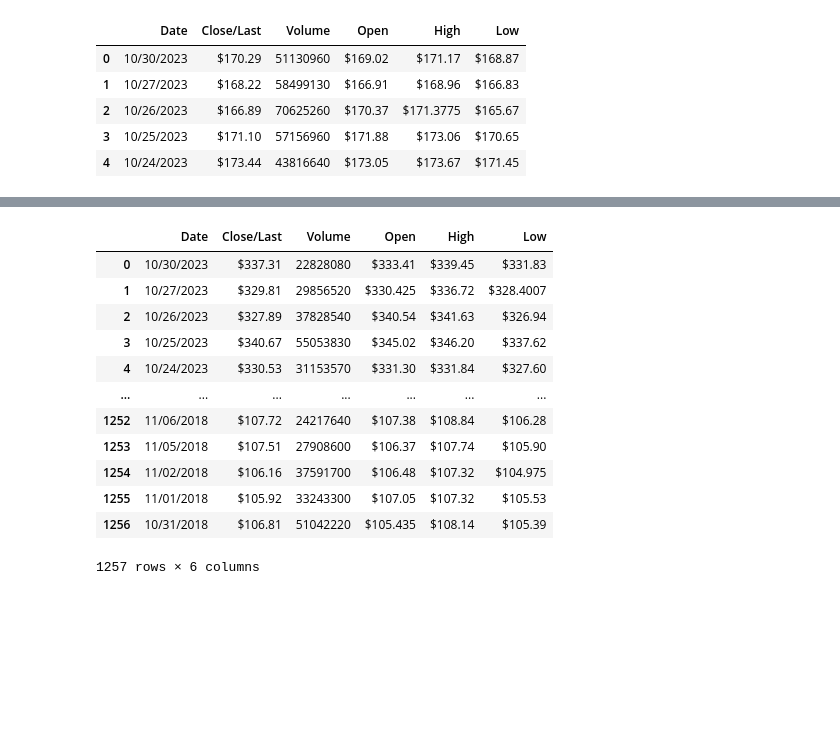
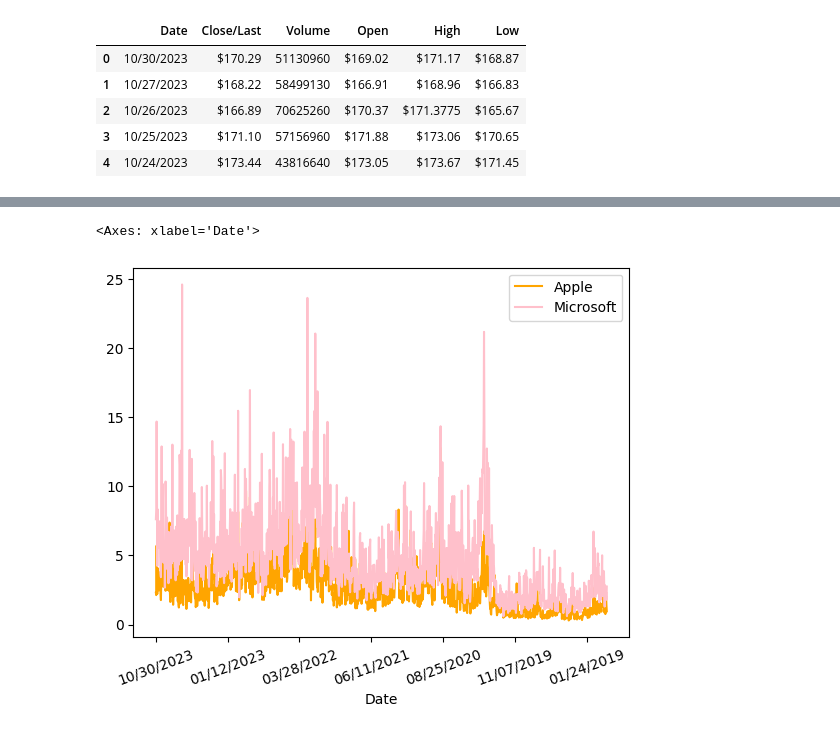
Before and after one commit to guillaume-set/pe-hackathon, a Jupyter notebook: Mila.ipynb, the cells around one changed output, grey strips where cells are left out. Drawn from its saved outputs; the diff is of its cells as text; code cells hidden in the pictures; blank space fills up the shorter version.

```diff
--- a/Mila.ipynb
+++ b/Mila.ipynb
@@ -99,16 +139,6 @@ df[['high new', 'Low new']].plot(rot=45)
-# %%
-pd.read_csv('microsoft_5y.csv')
-# %% [output]
-|  | Date | Close/Last | Volume | Open | High | Low |
-| 0 | 10/30/2023 | $337.31 | 22828080 | $333.41 | $339.45 | $331.83 |
-| 1 | 10/27/2023 | $329.81 | 29856520 | $330.425 | $336.72 | $328.4007 |
-| 2 | 10/26/2023 | $327.89 | 37828540 | $340.54 | $341.63 | $326.94 |
-| 3 | 10/25/2023 | $340.67 | 55053830 | $345.02 | $346.20 | $337.62 |
-| 4 | 10/24/2023 | $330.53 | 31153570 | $331.30 | $331.84 | $327.60 |
-| ... | ... | ... | ... | ... | ... | ... |
-| 1252 | 11/06/2018 | $107.72 | 24217640 | $107.38 | $108.84 | $106.28 |
-| 1253 | 11/05/2018 | $107.51 | 27908600 | $106.37 | $107.74 | $105.90 |
-| 1254 | 11/02/2018 | $106.16 | 37591700 | $106.48 | $107.32 | $104.975 |
-| 1255 | 11/01/2018 | $105.92 | 33243300 | $107.05 | $107.32 | $105.53 |
-| 1256 | 10/31/2018 | $106.81 | 51042220 | $105.435 | $108.14 | $105.39 |
-1257 rows × 6 columns
+# %%
+dict={'Apple':df['High']-df['Low'],'Microsoft':df_micr['high new']-df_micr['Low new']}
+pd.DataFrame(dict).plot(rot=20, color=('orange','pink'))
+# %% [output]
+<Axes: xlabel='Date'>
+[figure, added]
```
Also changed, not shown: parts of 20 cells of this notebook.
